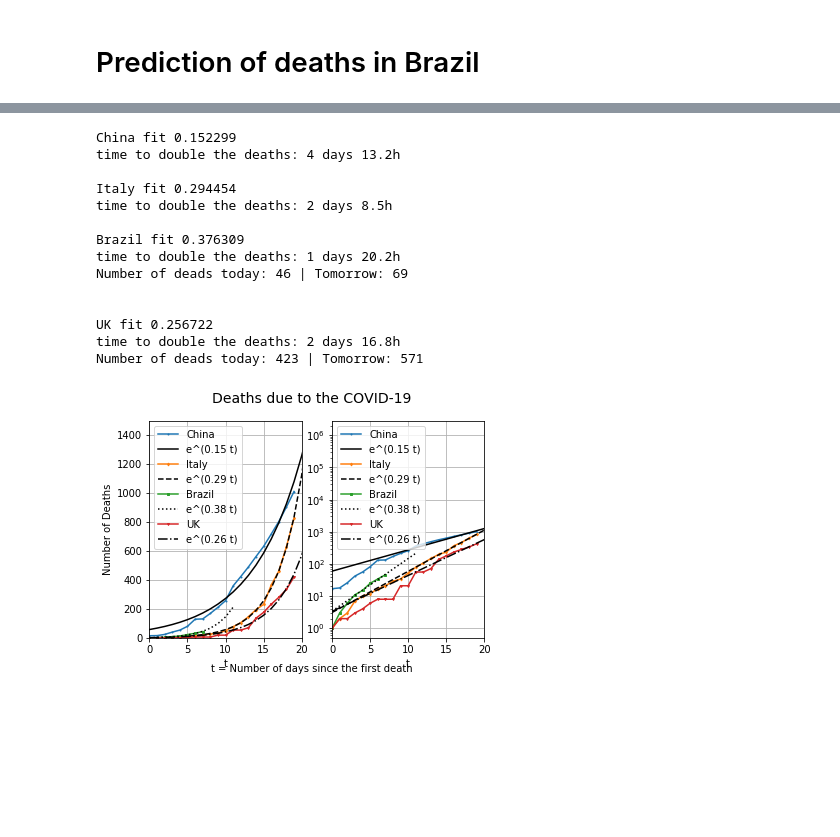
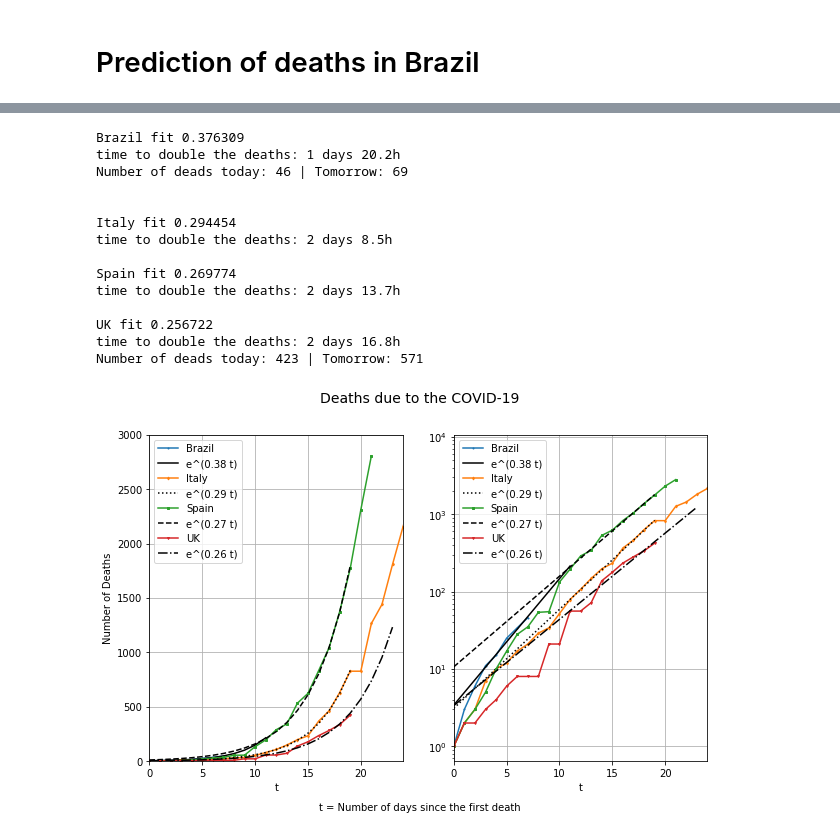
Before and after one commit to mateus-k/COVID-19, a Jupyter notebook: COVID-19.ipynb, the cells around one changed output, grey strips where cells are left out. Saved outputs shown, nothing was run; the diff lists cells and outputs as text; code cells hidden in the pictures; blank space fills up the shorter version.

```diff
--- a/COVID-19.ipynb
+++ b/COVID-19.ipynb
@@ -353,9 +354,9 @@ plt.savefig('BrazilFit.png', dpi=300)
 # %%
-ls=['-','--',':','-.']
-NewCountriesList = [ChinaDeaths,ItalyDeaths,BrazilDeaths,UKDeaths]
-NewCountryNames=['China','Italy','Brazil','UK']
+ls=['-',':','--','-.',(0, (3, 10, 1, 10))]
+NewCountriesList = [BrazilDeaths,ItalyDeaths,SpainDeaths,UKDeaths]
+NewCountryNames=['Brazil','Italy','Spain','UK',]
 
-fig, (ax1,ax2) = plt.subplots(1, 2, figsize=(6, 4))
+fig, (ax1,ax2) = plt.subplots(1, 2, figsize=(10, 6))
 
 for i in range(len(NewCountriesList)):
     country = NewCountriesList[i].iloc[:,4:].sum()
@@ -367,59 +368,64 @@ for i in range(len(NewCountriesList)):
     #taking only the first D days
     D=20
 
     xx=x[:D]
-    y_=y[:D]
-    popt, pcov = curve_fit(exponenial_func, xx, y_, p0=(1, 1, 0), bounds=(0,[np.inf, 2, np.inf]))
+    yy=y[:D]
+    popt, pcov = curve_fit(exponenial_func, xx, yy, p0=(1, 1, 0), bounds=(0,[np.inf, 2, np.inf]))
 
-    ax1.plot(xx, y_, marker=markerList[i], markersize=2, ls='-', label=NewCountryNames[i])
-    ax2.plot(xx, y_, marker=markerList[i], markersize=2, ls='-', label=NewCountryNames[i])
+    ax1.plot(x, y, marker=markerList[i], markersize=2, ls='-', label=NewCountryNames[i])
+    ax2.plot(x, y, marker=markerList[i], markersize=2, ls='-', label=NewCountryNames[i])
 
 
-    #Prediction for the next 4 days
-    xx= np.append(x,[x[-1]+1,x[-1]+2,x[-1]+3,x[-1]+4])
 
-
-    yy = exponenial_func(xx, *popt)
-    ax1.plot(xx,yy, ls=ls[i], label=('e^(%.2f t)'%popt[1]), color='black')
-    ax2.plot(xx,yy, ls=ls[i], label=('e^(%.2f t)'%popt[1]), color='black')
-    plt.yscale('log')
-
+    #prediction to double the numbers of dead
     days = math.log(2)/popt[1]
     hours = (days - int(days))*24
     print('\n'+NewCountryNames[i]+' fit %f\ntime to double the deaths: %d days %.1fh'
           % (popt[1], int(days), hours))
-    if (NewCountryNames[i] != 'Italy') and (NewCountryNames[i] != 'China') :
-        print('Number of deads today: %.0f | Tomorrow: %.0f\n'% (NewCountriesList[i].iloc[:,-1].sum(),yy[-4]))
+
+    if (x[-1] <= D) :
+         #Prediction for the next 4 days
+        xx= np.append(x,[x[-1]+1,x[-1]+2,x[-1]+3,x[-1]+4])
+        y_ = exponenial_func(xx, *popt)
+        print('Number of deads today: %.0f | Tomorrow: %.0f\n'% (NewCountriesList[i].iloc[:,-1].sum(),y_[-4]))
+        ax1.plot(xx,y_, ls=ls[i], label=('e^(%.2f t)'%popt[1]), color='black')
+        ax2.plot(xx,y_, ls=ls[i], label=('e^(%.2f t)'%popt[1]), color='black')
+        plt.yscale('log')
+    else:
+        y_ = exponenial_func(xx, *popt)
+        ax1.plot(xx,y_, ls=ls[i], label=('e^(%.2f t)'%popt[1]), color='black')
+        ax2.plot(xx,y_, ls=ls[i], label=('e^(%.2f t)'%popt[1]), color='black')
 
 
-ax1.set(xlabel='t\n')
-ax2.set(xlabel='t\n')
 fig.text(0.5, 0.01, 't = Number of days since the first death', ha='center')
 fig.suptitle("Deaths due to the COVID-19", fontsize=14)
-ax1.set_xlim([0, D])
-ax1.set_ylim([0,1500])
+
+ax1.set(xlabel='t\n')
+ax1.set_xlim([0, D+4])
+ax1.set_xticks(np.arange(0, D+5, 5))
+ax1.set_ylim([0,3000])
 ax1.set(ylabel='Number of Deaths')
 ax1.legend()
 ax1.grid()
-#plt.ylabel('Número de mortos')
-#plt.title('Deaths for COVID-19')
-#plt.title('Deaths due to the COVID-19')
-ax2.set_xlim([0, D])
+
+ax2.set(xlabel='t\n')
+ax2.set_xticks(np.arange(0, D+5, 5))
+ax2.set_xlim([0, D+4])
 ax2.legend()
 ax2.grid()
 # %% [output]
-China fit 0.152299
-time to double the deaths: 4 days 13.2h
-
-Italy fit 0.294454
-time to double the deaths: 2 days 8.5h
-
 Brazil fit 0.376309
 time to double the deaths: 1 days 20.2h
 Number of deads today: 46 | Tomorrow: 69
 
 
+Italy fit 0.294454
+time to double the deaths: 2 days 8.5h
+
+Spain fit 0.269774
+time to double the deaths: 2 days 13.7h
+
 UK fit 0.256722
 time to double the deaths: 2 days 16.8h
 Number of deads today: 423 | Tomorrow: 571
-[figure, old version]
+[figure, new version]
```
Also changed, not shown: parts of 12 cells of this notebook.
